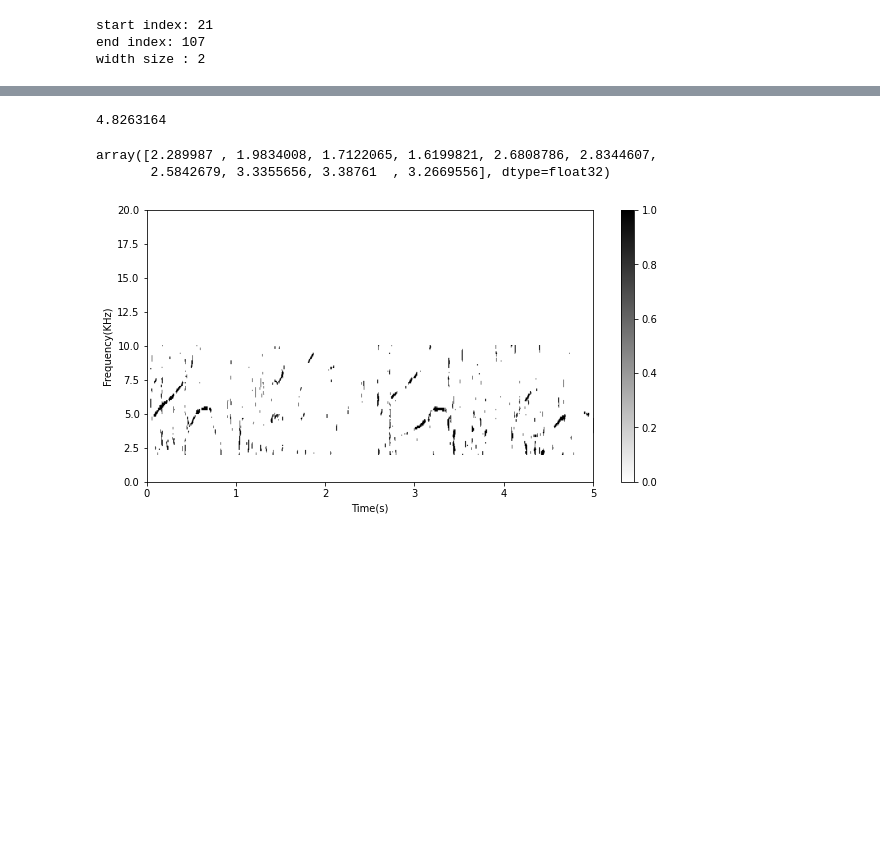
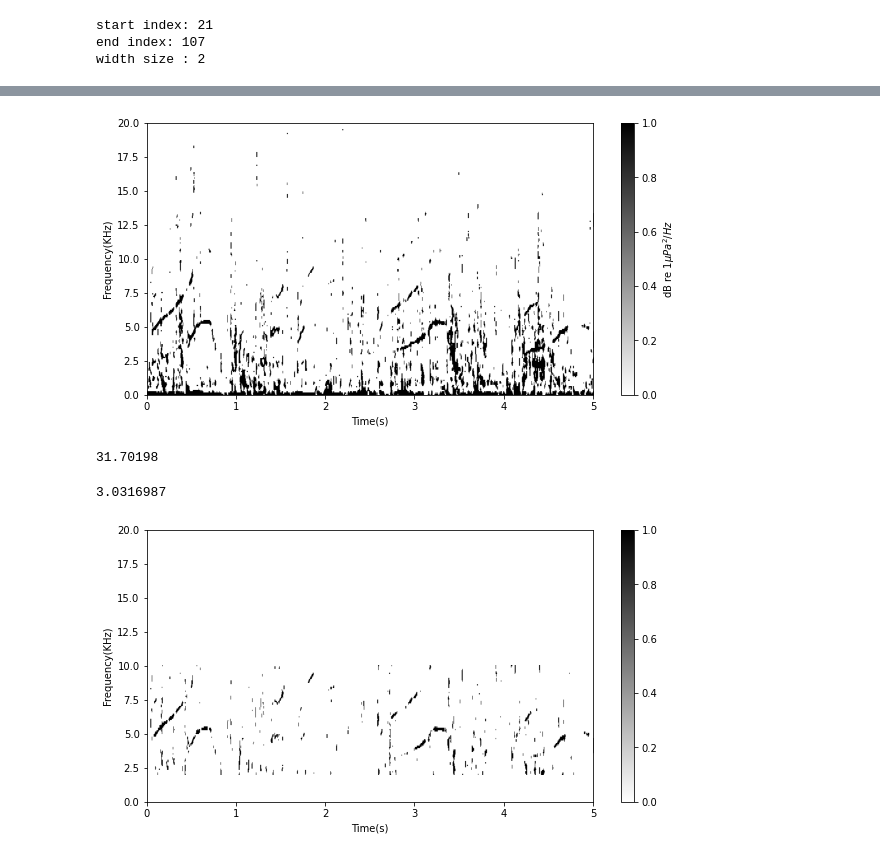
Before and after one commit to udooer/new_python_work, a Jupyter notebook: PAM/narrow_band_filter.ipynb, the cells around one changed output, grey strips where cells are left out. Cells and saved outputs as stored; diff of their text form; code cells hidden in the pictures; blank space fills up the shorter version.

```diff
--- a/PAM/narrow_band_filter.ipynb
+++ b/PAM/narrow_band_filter.ipynb
@@ -64,7 +98,20 @@ SNR_mean = np.array(SNR_mean)
+# %%
+fs = 96000
+fig, ax = plt.subplots(figsize=(10,5))
+im = ax.imshow(medianBlur.T>80, cmap='binary',  origin='lower', aspect='auto',
+               interpolation='hanning', extent=(0, 5, 0, fs//2/1000))
+ax.set_ylim([0,20])
+ax.set_xlabel("Time(s)")
+ax.set_ylabel("Frequency(KHz)")
+c_bar = fig.colorbar(im)
+c_bar.set_label("dB re 1" + r'$\mu Pa^{2}/Hz$')
+plt.show()
+# %% [output]
+[figure, added]
 # %%
-SNR_max.max()
+SNR_max.mean()
 # %% [output]
-4.8263164
+31.70198
 # %%
 SNR_max = []
 SNR_min = []
@@ -87,10 +134,9 @@ SNR_max = np.array(SNR_max)
 SNR_min = np.array(SNR_min)
 SNR_mean = np.array(SNR_mean)
 # %%
-SNR_max[:10]
+SNR_max.mean()
 # %% [output]
-array([2.289987 , 1.9834008, 1.7122065, 1.6199821, 2.6808786, 2.8344607,
-       2.5842679, 3.3355656, 3.38761  , 3.2669556], dtype=float32)
+3.0316987
 # %%
 truefalsematrix = []
 for i in range(len(medianBlur)):
```
Also changed, not shown: parts of 5 cells of this notebook, 30 other files.
